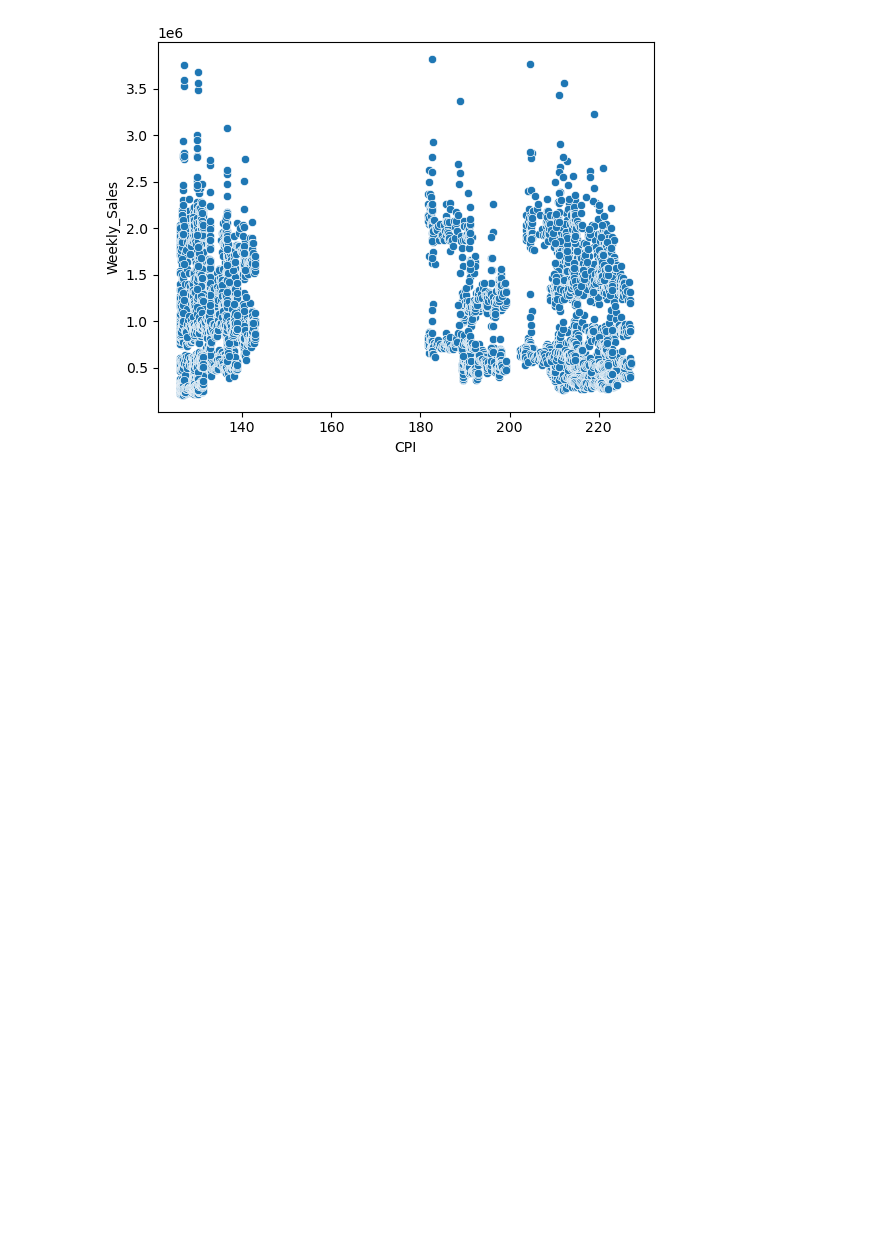
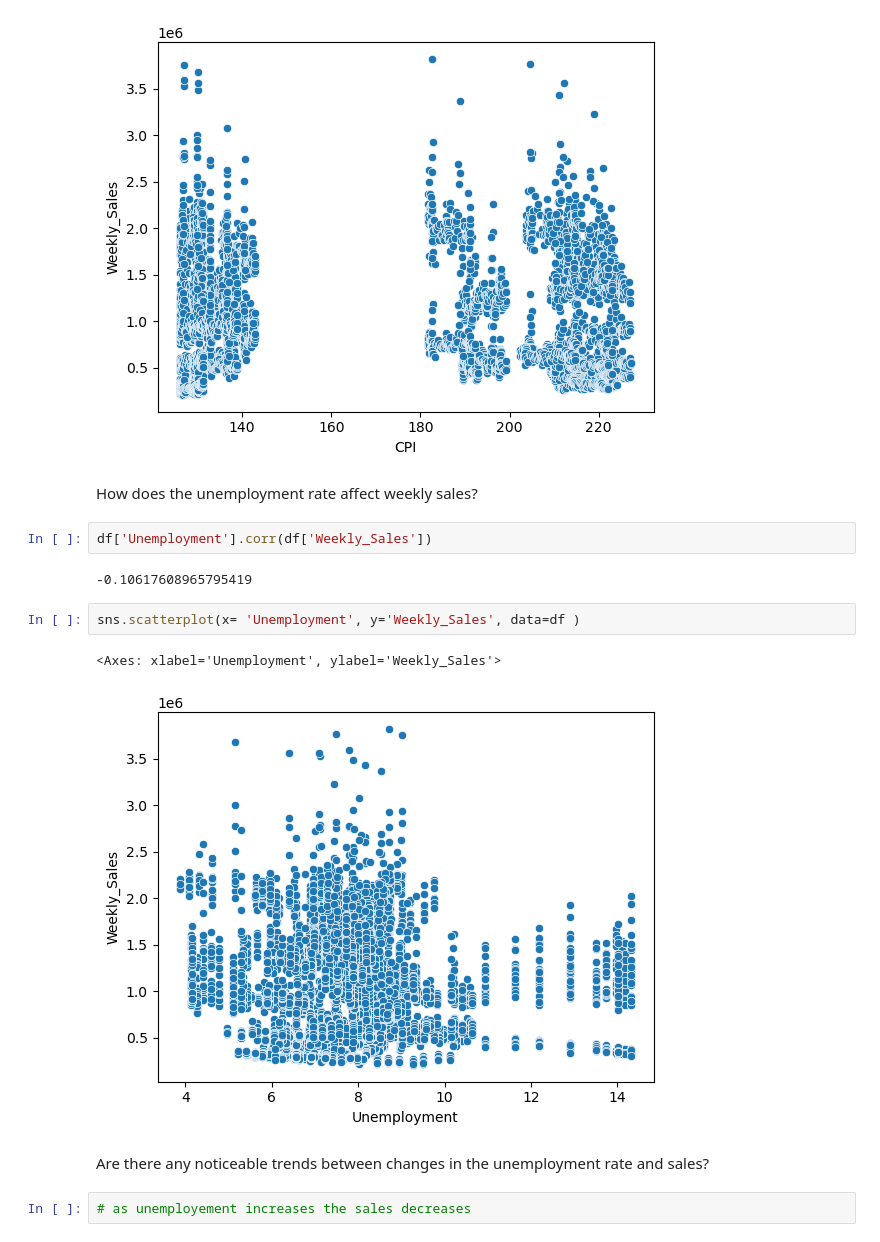
Before and after one commit to sanskrutibhole/Walmart_Sales-EDA-Practice, a Jupyter notebook: Walmart_Sales EDA.ipynb, the cells around one changed output. Drawn from its saved outputs; the diff is of its cells as text; blank space fills up the shorter version.

```diff
--- a/Walmart_Sales EDA.ipynb
+++ b/Walmart_Sales EDA.ipynb
@@ -319,3 +319,18 @@ sns.scatterplot(x='CPI', y='Weekly_Sales', data=df)
 # %% [output]
 <Axes: xlabel='CPI', ylabel='Weekly_Sales'>
 [figure]
+# %% [markdown]
+How does the unemployment rate affect weekly sales?
+# %%
+df['Unemployment'].corr(df['Weekly_Sales'])
+# %% [output]
+-0.10617608965795419
+# %%
+sns.scatterplot(x= 'Unemployment', y='Weekly_Sales', data=df )
+# %% [output]
+<Axes: xlabel='Unemployment', ylabel='Weekly_Sales'>
+[figure, added]
+# %% [markdown]
+Are there any noticeable trends between changes in the unemployment rate and sales?
+# %%
+# as unemployement increases the sales decreases
```
Also changed, not shown: parts of 20 cells of this notebook.
